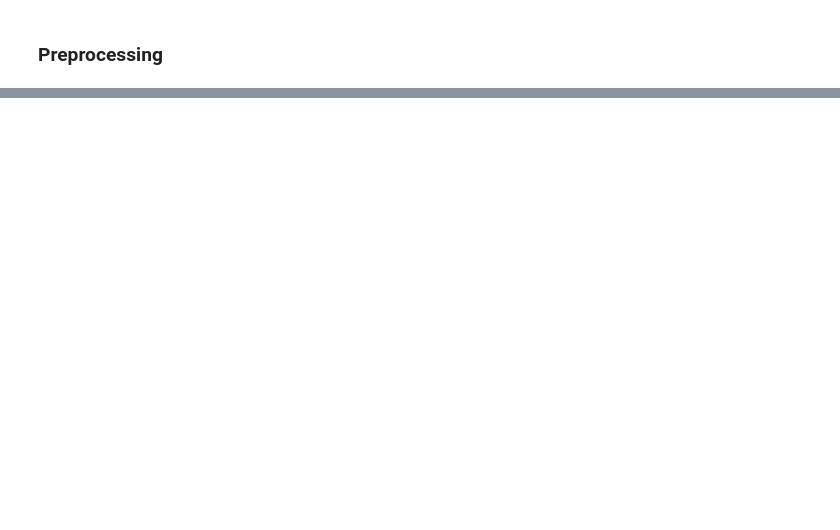
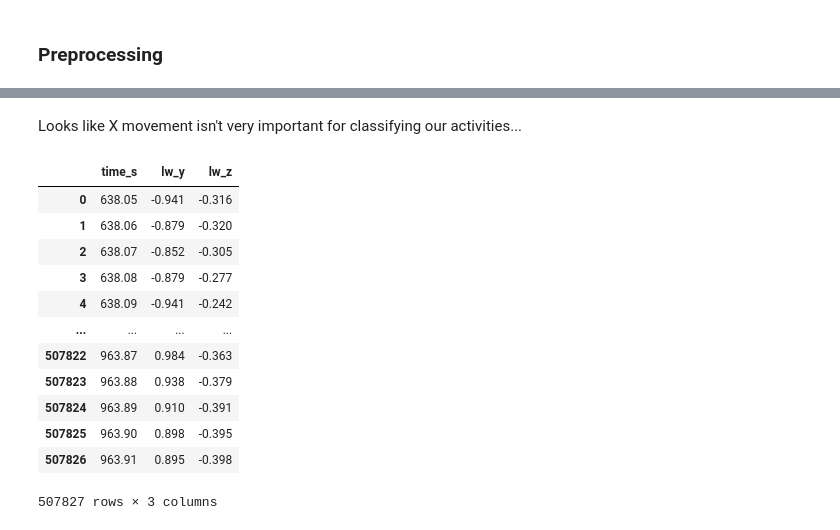
Before and after one commit to danbates1452/ML-Challenge2023, a Jupyter notebook: attempt3.ipynb, the cells around one changed output, grey strips where cells are left out. Saved outputs shown, nothing was run; the diff lists cells and outputs as text; code cells hidden in the pictures; blank space fills up the shorter version.

```diff
--- a/attempt3.ipynb
+++ b/attempt3.ipynb
@@ -54,5 +65,7 @@ scaler=StandardScaler()
 scaler.fit(df)
 scaler_train = scaler.transform(df)
 # %%
-X = df.iloc[:, 2:5] #time and data minus activity
+X = df.iloc[:, 2:6] #time and data minus activity
 y = df.iloc[:, 1] #just activity
+print(X)
+print(y)
@@ -126,0 +147,19 @@ xgb.plot_importance(xg_reg)
+# %% [markdown]
+Looks like X movement isn't very important for classifying our activities...
+# %%
+X = X.drop(columns='lw_x')
+X
+# %% [output]
+|  | time_s | lw_y | lw_z |
+| 0 | 638.05 | -0.941 | -0.316 |
+| 1 | 638.06 | -0.879 | -0.320 |
+| 2 | 638.07 | -0.852 | -0.305 |
+| 3 | 638.08 | -0.879 | -0.277 |
+| 4 | 638.09 | -0.941 | -0.242 |
+| ... | ... | ... | ... |
+| 507822 | 963.87 | 0.984 | -0.363 |
+| 507823 | 963.88 | 0.938 | -0.379 |
+| 507824 | 963.89 | 0.910 | -0.391 |
+| 507825 | 963.90 | 0.898 | -0.395 |
+| 507826 | 963.91 | 0.895 | -0.398 |
+507827 rows × 3 columns
```
Also changed, not shown: parts of 19 cells of this notebook.
